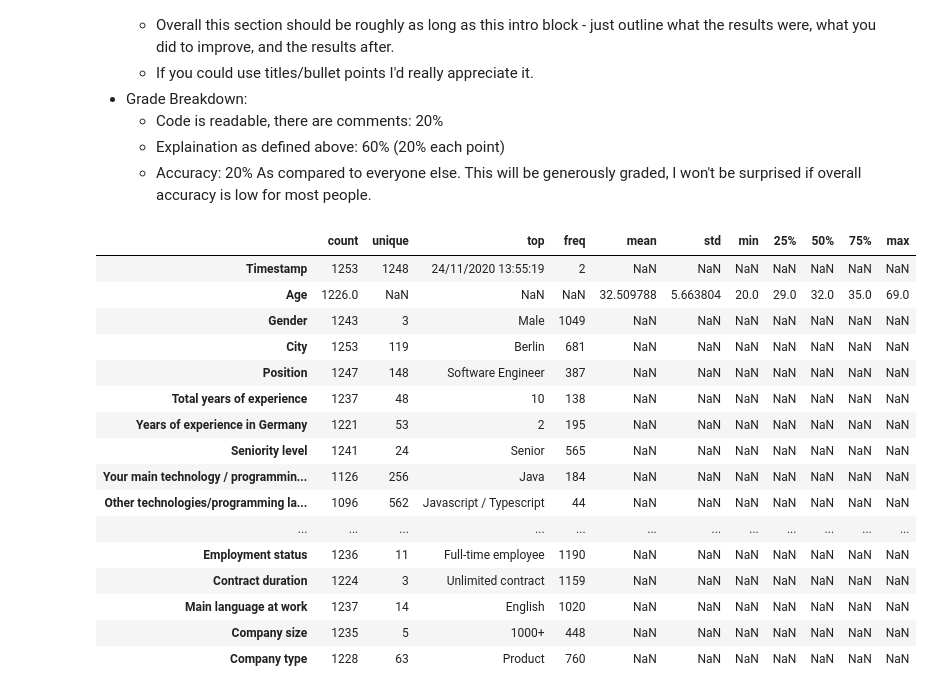
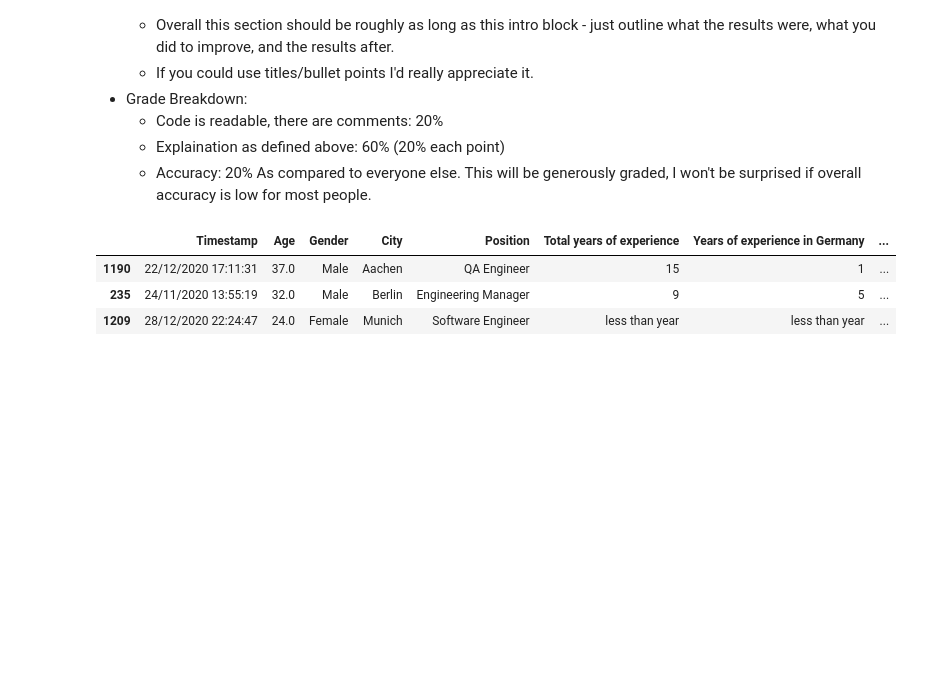
Before and after one commit to twelsah2011/ItML_Asn_2_Students, a Jupyter notebook: assignment_2_start.ipynb, the cells around one changed output. Cells and saved outputs as stored; diff of their text form; code cells hidden in the pictures; blank space fills up the shorter version.

```diff
--- a/assignment_2_start.ipynb
+++ b/assignment_2_start.ipynb
@@ -55,22 +69,9 @@ You'll need to build code to produce the predictions. In particular, there's a f
 # %%
 #Load Data
 df = pd.read_csv("data/Euro_Salary.csv")
-df.describe(include="all").T
+df.sample(3)
 # %% [output]
-|  | count | unique | top | freq | mean | std | min | 25% | 50% | 75% | max |
-| Timestamp | 1253 | 1248 | 24/11/2020 13:55:19 | 2 | NaN | NaN | NaN | NaN | NaN | NaN | NaN |
-| Age | 1226.0 | NaN | NaN | NaN | 32.509788 | 5.663804 | 20.0 | 29.0 | 32.0 | 35.0 | 69.0 |
-| Gender | 1243 | 3 | Male | 1049 | NaN | NaN | NaN | NaN | NaN | NaN | NaN |
-| City | 1253 | 119 | Berlin | 681 | NaN | NaN | NaN | NaN | NaN | NaN | NaN |
-| Position | 1247 | 148 | Software Engineer | 387 | NaN | NaN | NaN | NaN | NaN | NaN | NaN |
-| Total years of experience | 1237 | 48 | 10 | 138 | NaN | NaN | NaN | NaN | NaN | NaN | NaN |
-| Years of experience in Germany | 1221 | 53 | 2 | 195 | NaN | NaN | NaN | NaN | NaN | NaN | NaN |
-| Seniority level | 1241 | 24 | Senior | 565 | NaN | NaN | NaN | NaN | NaN | NaN | NaN |
-| Your main technology / programmin... | 1126 | 256 | Java | 184 | NaN | NaN | NaN | NaN | NaN | NaN | NaN |
-| Other technologies/programming la... | 1096 | 562 | Javascript / Typescript | 44 | NaN | NaN | NaN | NaN | NaN | NaN | NaN |
-| ... | ... | ... | ... | ... | ... | ... | ... | ... | ... | ... | ... |
-| Employment status | 1236 | 11 | Full-time employee | 1190 | NaN | NaN | NaN | NaN | NaN | NaN | NaN |
-| Сontract duration | 1224 | 3 | Unlimited contract | 1159 | NaN | NaN | NaN | NaN | NaN | NaN | NaN |
-| Main language at work | 1237 | 14 | English | 1020 | NaN | NaN | NaN | NaN | NaN | NaN | NaN |
-| Company size | 1235 | 5 | 1000+ | 448 | NaN | NaN | NaN | NaN | NaN | NaN | NaN |
-| Company type | 1228 | 63 | Product | 760 | NaN | NaN | NaN | NaN | NaN | NaN | NaN |
+|  | Timestamp | Age | Gender | City | Position | Total years of experience | Years of experience in Germany | ... |
+| 1190 | 22/12/2020 17:11:31 | 37.0 | Male | Aachen | QA Engineer | 15 | 1 | ... |
+| 235 | 24/11/2020 13:55:19 | 32.0 | Male | Berlin | Engineering Manager | 9 | 5 | ... |
+| 1209 | 28/12/2020 22:24:47 | 24.0 | Female | Munich | Software Engineer | less than year | less than year | ... |
```
Also changed, not shown: parts of 60 cells of this notebook, 1 other file.
